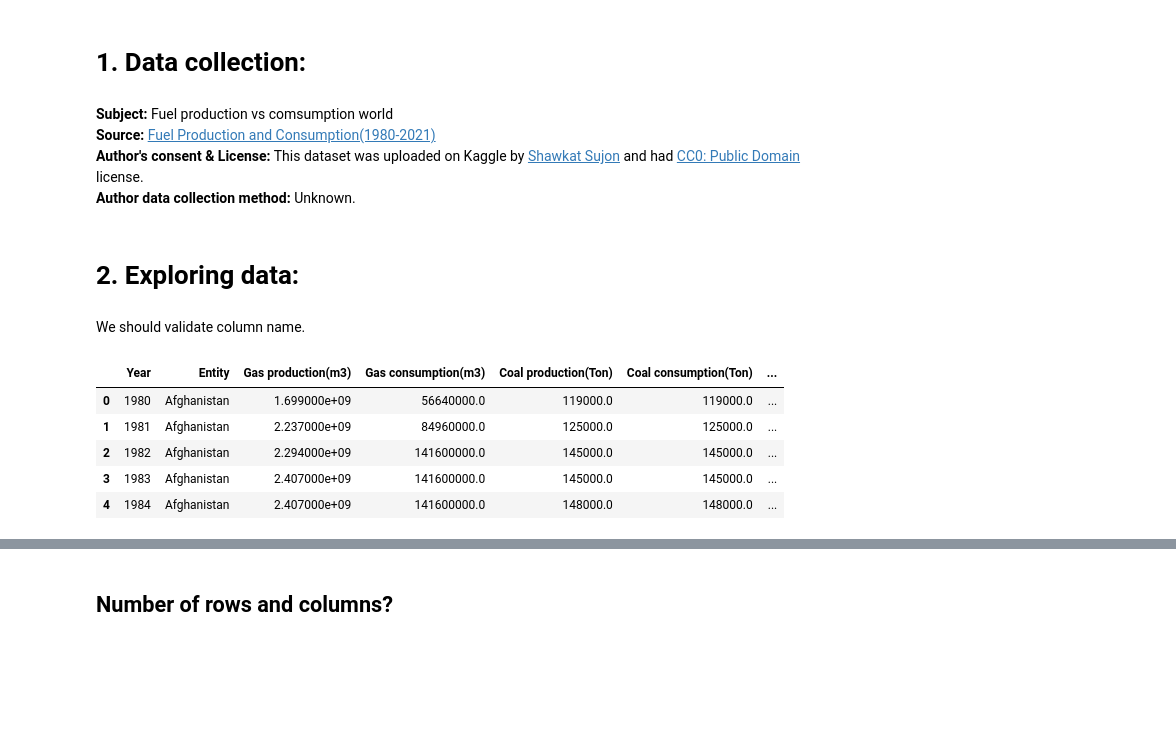
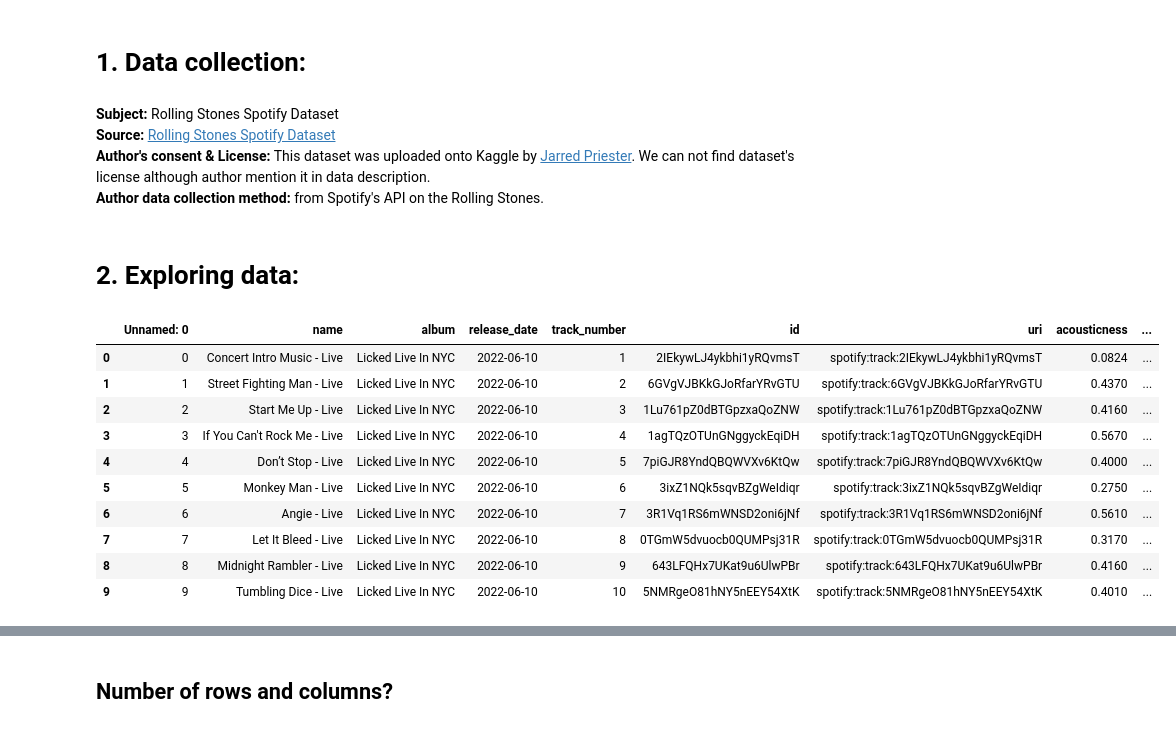
Before and after one commit to TrungTechh/HCMUS_CSC17104-Final-project, a Jupyter notebook: Final_project.ipynb, the cells around one changed output, grey strips where cells are left out. Saved outputs shown, nothing was run; the diff lists cells and outputs as text; code cells hidden in the pictures; blank space fills up the shorter version.

Commit message:
change dataset, basical exploring

```diff
--- a/Final_project.ipynb
+++ b/Final_project.ipynb
@@ -31,26 +31,24 @@ import seaborn as sns
 # %% [markdown]
 # 1. Data collection:
 # %% [markdown]
-**Subject:** Fuel production vs comsumption world
-**Source:** [Fuel Production and Consumption(1980-2021)](https://www.kaggle.com/datasets/shawkatsujon/worldwide-fuel-production-and-consumption)
-**Author's consent & License:** This dataset was uploaded on Kaggle by [Shawkat Sujon](https://www.kaggle.com/shawkatsujon) and had [CC0: Public Domain](https://creativecommons.org/publicdomain/zero/1.0/) license.
-**Author data collection method:** Unknown.
+**Subject:** Rolling Stones Spotify Dataset
+**Source:** [Rolling Stones Spotify Dataset](www.kaggle.com/datasets/jarredpriester/rolling-stones-spotify-dataset?select=rolling_stones_spotify.csv)
+**Author's consent & License:** This dataset was uploaded onto Kaggle by [Jarred Priester](www.kaggle.com/jarredpriester). We can not find dataset's license although author mention it in data description.
+**Author data collection method:** from Spotify's API on the Rolling Stones.
 # %% [markdown]
 # 2. Exploring data:
 # %%
-df = pd.read_csv('Fuel production vs consumption.csv')
-df.head(10);
+df = pd.read_csv('rolling_stones_spotify.csv')
+df.head()
+# %% [output]
+|  | Unnamed: 0 | name | album | release_date | track_number | id | uri | acousticness | ... |
+| 0 | 0 | Concert Intro Music - Live | Licked Live In NYC | 2022-06-10 | 1 | 2IEkywLJ4ykbhi1yRQvmsT | spotify:track:2IEkywLJ4ykbhi1yRQvmsT | 0.0824 | ... |
+| 1 | 1 | Street Fighting Man - Live | Licked Live In NYC | 2022-06-10 | 2 | 6GVgVJBKkGJoRfarYRvGTU | spotify:track:6GVgVJBKkGJoRfarYRvGTU | 0.4370 | ... |
+| 2 | 2 | Start Me Up - Live | Licked Live In NYC | 2022-06-10 | 3 | 1Lu761pZ0dBTGpzxaQoZNW | spotify:track:1Lu761pZ0dBTGpzxaQoZNW | 0.4160 | ... |
+| 3 | 3 | If You Can't Rock Me - Live | Licked Live In NYC | 2022-06-10 | 4 | 1agTQzOTUnGNggyckEqiDH | spotify:track:1agTQzOTUnGNggyckEqiDH | 0.5670 | ... |
+| 4 | 4 | Don’t Stop - Live | Licked Live In NYC | 2022-06-10 | 5 | 7piGJR8YndQBQWVXv6KtQw | spotify:track:7piGJR8YndQBQWVXv6KtQw | 0.4000 | ... |
+| 5 | 5 | Monkey Man - Live | Licked Live In NYC | 2022-06-10 | 6 | 3ixZ1NQk5sqvBZgWeIdiqr | spotify:track:3ixZ1NQk5sqvBZgWeIdiqr | 0.2750 | ... |
+| 6 | 6 | Angie - Live | Licked Live In NYC | 2022-06-10 | 7 | 3R1Vq1RS6mWNSD2oni6jNf | spotify:track:3R1Vq1RS6mWNSD2oni6jNf | 0.5610 | ... |
+| 7 | 7 | Let It Bleed - Live | Licked Live In NYC | 2022-06-10 | 8 | 0TGmW5dvuocb0QUMPsj31R | spotify:track:0TGmW5dvuocb0QUMPsj31R | 0.3170 | ... |
+| 8 | 8 | Midnight Rambler - Live | Licked Live In NYC | 2022-06-10 | 9 | 643LFQHx7UKat9u6UlwPBr | spotify:track:643LFQHx7UKat9u6UlwPBr | 0.4160 | ... |
+| 9 | 9 | Tumbling Dice - Live | Licked Live In NYC | 2022-06-10 | 10 | 5NMRgeO81hNY5nEEY54XtK | spotify:track:5NMRgeO81hNY5nEEY54XtK | 0.4010 | ... |
-# %% [markdown]
-We should validate column name.
-# %%
-columns_name = df.columns.tolist()
-df.columns = list(map(lambda x : x.replace('�', '3'), columns_name))
-
-df.head()
-# %% [output]
-|  | Year | Entity | Gas production(m3) | Gas consumption(m3) | Coal production(Ton) | Coal consumption(Ton) | ... |
-| 0 | 1980 | Afghanistan | 1.699000e+09 | 56640000.0 | 119000.0 | 119000.0 | ... |
-| 1 | 1981 | Afghanistan | 2.237000e+09 | 84960000.0 | 125000.0 | 125000.0 | ... |
-| 2 | 1982 | Afghanistan | 2.294000e+09 | 141600000.0 | 145000.0 | 145000.0 | ... |
-| 3 | 1983 | Afghanistan | 2.407000e+09 | 141600000.0 | 145000.0 | 145000.0 | ... |
-| 4 | 1984 | Afghanistan | 2.407000e+09 | 141600000.0 | 148000.0 | 148000.0 | ... |
```
Also changed, not shown: parts of 19 cells of this notebook, 3 other files.
